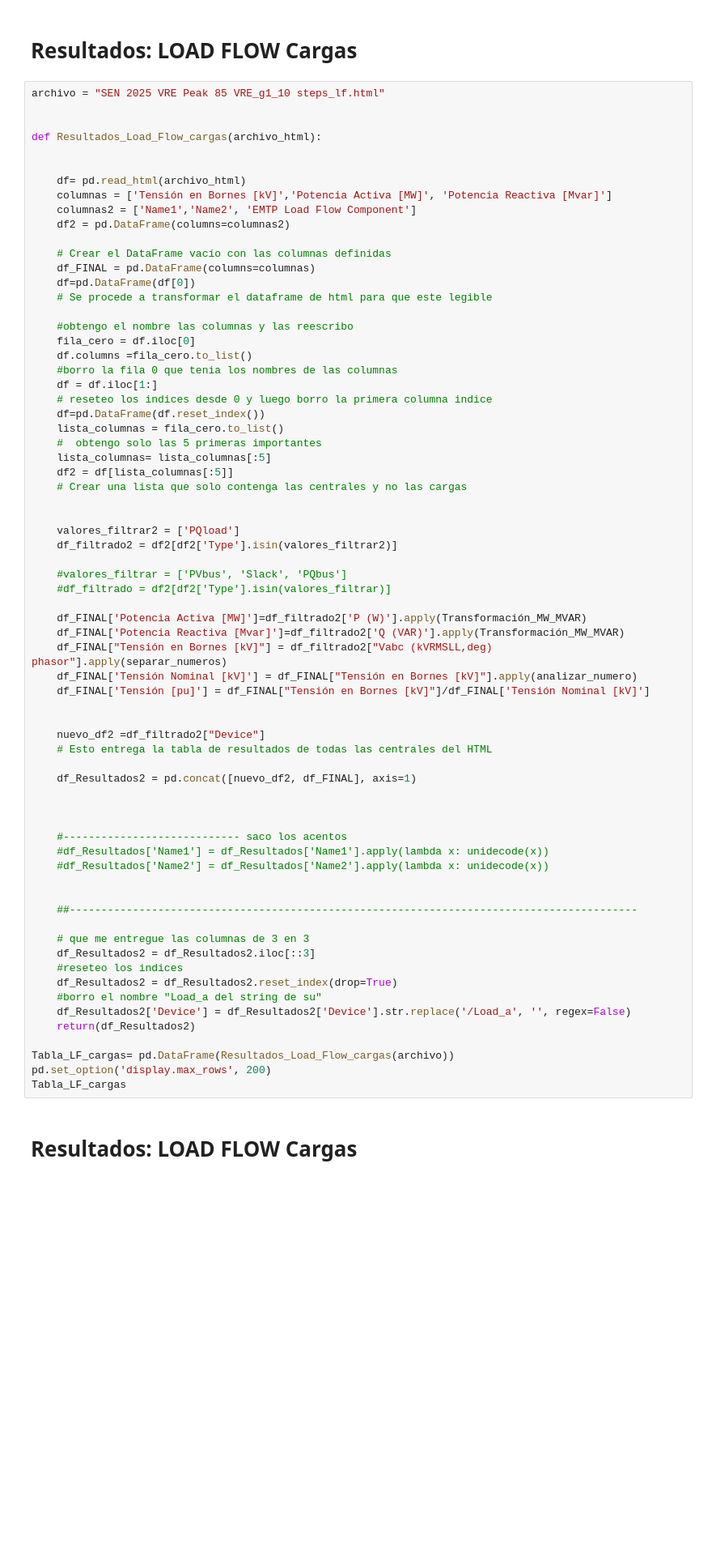
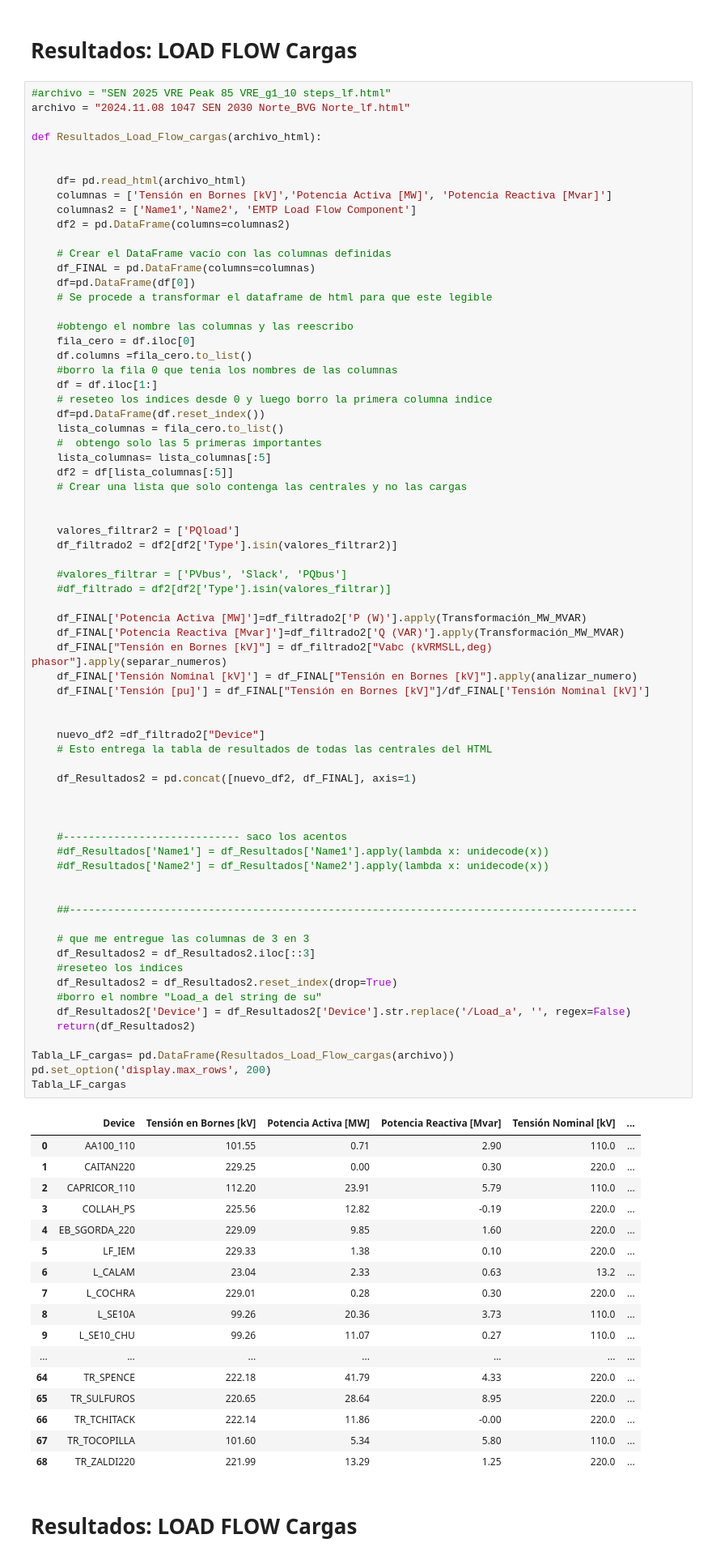
Before and after one commit to fabiMM94/Fabi_Casa_CEN, a Jupyter notebook: Resultados_EMTP.ipynb, the cells around one changed output. Shown at 81% size. Cells and saved outputs as stored; diff of their text form; blank space fills up the shorter version.

```diff
--- a/Resultados_EMTP.ipynb
+++ b/Resultados_EMTP.ipynb
@@ -227,8 +248,8 @@ Tabla_LF_GEN
 # %% [markdown]
 # Resultados: LOAD FLOW Cargas
 # %%
-archivo = "SEN 2025 VRE Peak 85 VRE_g1_10 steps_lf.html"
-
+#archivo = "SEN 2025 VRE Peak 85 VRE_g1_10 steps_lf.html"
+archivo = "2024.11.08 1047 SEN 2030 Norte_BVG Norte_lf.html"
 
 def Resultados_Load_Flow_cargas(archivo_html):
 
@@ -268,33 +289,51 @@ def Resultados_Load_Flow_cargas(archivo_html):
     df_FINAL["Tensión en Bornes [kV]"] = df_filtrado2["Vabc (kVRMSLL,deg) phasor"].apply(separar_numeros)
     df_FINAL['Tensión Nominal [kV]'] = df_FINAL["Tensión en Bornes [kV]"].apply(analizar_numero)
     df_FINAL['Tensión [pu]'] = df_FINAL["Tensión en Bornes [kV]"]/df_FINAL['Tensión Nominal [kV]']
 
 
     nuevo_df2 =df_filtrado2["Device"]
     # Esto entrega la tabla de resultados de todas las centrales del HTML
 
     df_Resultados2 = pd.concat([nuevo_df2, df_FINAL], axis=1)
 
 
 
     #---------------------------- saco los acentos
     #df_Resultados['Name1'] = df_Resultados['Name1'].apply(lambda x: unidecode(x))
     #df_Resultados['Name2'] = df_Resultados['Name2'].apply(lambda x: unidecode(x))
 
 
     ##------------------------------------------------------------------------------------------
 
     # que me entregue las columnas de 3 en 3
     df_Resultados2 = df_Resultados2.iloc[::3]
     #reseteo los indices
     df_Resultados2 = df_Resultados2.reset_index(drop=True)
     #borro el nombre "Load_a del string de su"
     df_Resultados2['Device'] = df_Resultados2['Device'].str.replace('/Load_a', '', regex=False)
     return(df_Resultados2)
 
 Tabla_LF_cargas= pd.DataFrame(Resultados_Load_Flow_cargas(archivo))
 pd.set_option('display.max_rows', 200)
 Tabla_LF_cargas
+# %% [output]
+|  | Device | Tensión en Bornes [kV] | Potencia Activa [MW] | Potencia Reactiva [Mvar] | Tensión Nominal [kV] | ... |
+| 0 | AA100_110 | 101.55 | 0.71 | 2.90 | 110.0 | ... |
+| 1 | CAITAN220 | 229.25 | 0.00 | 0.30 | 220.0 | ... |
+| 2 | CAPRICOR_110 | 112.20 | 23.91 | 5.79 | 110.0 | ... |
+| 3 | COLLAH_PS | 225.56 | 12.82 | -0.19 | 220.0 | ... |
+| 4 | EB_SGORDA_220 | 229.09 | 9.85 | 1.60 | 220.0 | ... |
+| 5 | LF_IEM | 229.33 | 1.38 | 0.10 | 220.0 | ... |
+| 6 | L_CALAM | 23.04 | 2.33 | 0.63 | 13.2 | ... |
+| 7 | L_COCHRA | 229.01 | 0.28 | 0.30 | 220.0 | ... |
+| 8 | L_SE10A | 99.26 | 20.36 | 3.73 | 110.0 | ... |
+| 9 | L_SE10_CHU | 99.26 | 11.07 | 0.27 | 110.0 | ... |
+| ... | ... | ... | ... | ... | ... | ... |
+| 64 | TR_SPENCE | 222.18 | 41.79 | 4.33 | 220.0 | ... |
+| 65 | TR_SULFUROS | 220.65 | 28.64 | 8.95 | 220.0 | ... |
+| 66 | TR_TCHITACK | 222.14 | 11.86 | -0.00 | 220.0 | ... |
+| 67 | TR_TOCOPILLA | 101.60 | 5.34 | 5.80 | 110.0 | ... |
+| 68 | TR_ZALDI220 | 221.99 | 13.29 | 1.25 | 220.0 | ... |
 # %% [markdown]
 # Resultados: LOAD FLOW Cargas
 # %%
```
Also changed, not shown: parts of 4 cells of this notebook, 4 other files.
